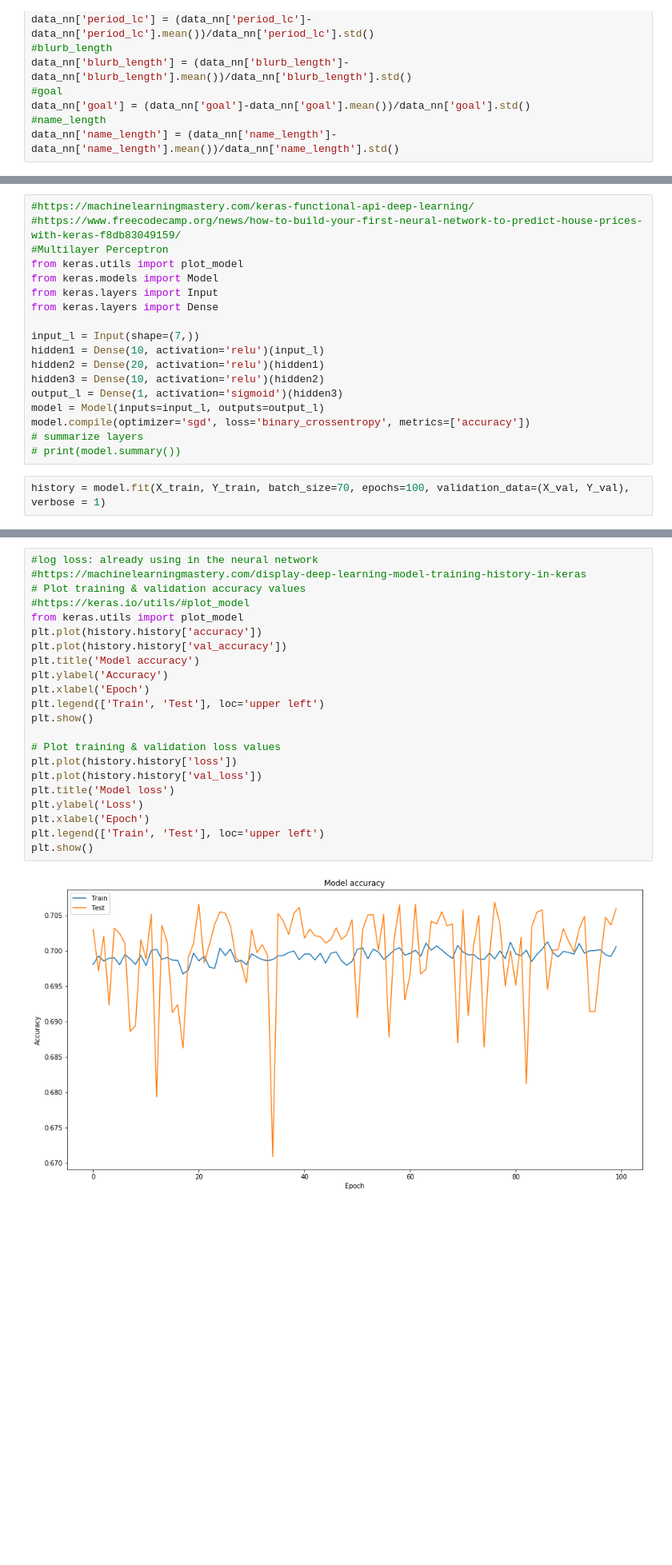
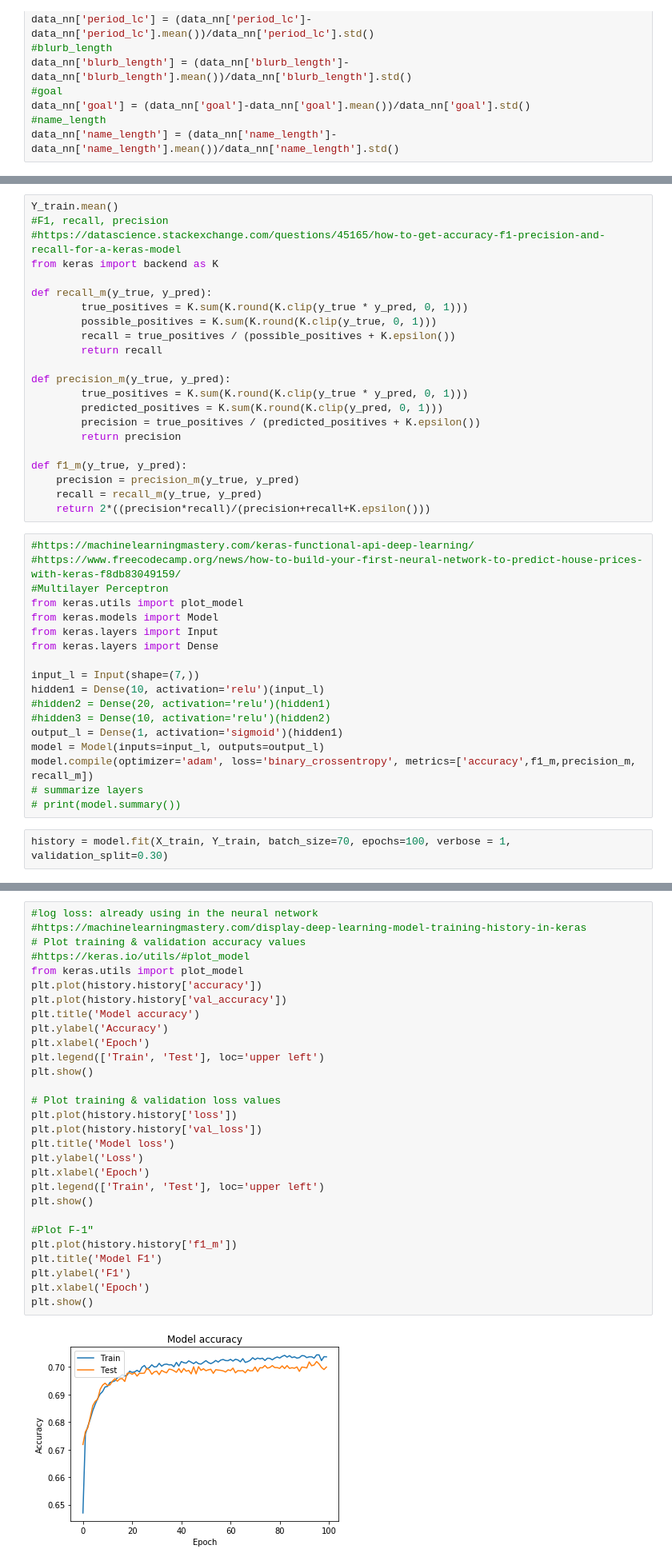
Before and after one commit to hetvankarsa/IntroDSKickstarter, a Jupyter notebook: kickstarter.ipynb, the cells around one changed output, grey strips where cells are left out. Shown: that part at 80% size. Saved outputs shown, nothing was run; the diff lists cells and outputs as text; blank space fills up the shorter version.

```diff
--- a/kickstarter.ipynb
+++ b/kickstarter.ipynb
@@ -318,3 +328,25 @@ X_val, X_test, Y_val, Y_test = train_test_split(X_val_and_test, Y_val_and_test,
+# %%
+Y_train.mean()
+#F1, recall, precision
+#https://datascience.stackexchange.com/questions/45165/how-to-get-accuracy-f1-precision-and-recall-for-a-keras-model
+from keras import backend as K
+
+def recall_m(y_true, y_pred):
+        true_positives = K.sum(K.round(K.clip(y_true * y_pred, 0, 1)))
+        possible_positives = K.sum(K.round(K.clip(y_true, 0, 1)))
+        recall = true_positives / (possible_positives + K.epsilon())
+        return recall
+
+def precision_m(y_true, y_pred):
+        true_positives = K.sum(K.round(K.clip(y_true * y_pred, 0, 1)))
+        predicted_positives = K.sum(K.round(K.clip(y_pred, 0, 1)))
+        precision = true_positives / (predicted_positives + K.epsilon())
+        return precision
+
+def f1_m(y_true, y_pred):
+    precision = precision_m(y_true, y_pred)
+    recall = recall_m(y_true, y_pred)
+    return 2*((precision*recall)/(precision+recall+K.epsilon()))
 # %%
 #https://machinelearningmastery.com/keras-functional-api-deep-learning/
 #https://www.freecodecamp.org/news/how-to-build-your-first-neural-network-to-predict-house-prices-with-keras-f8db83049159/
@@ -326,13 +358,13 @@ from keras.layers import Dense
 
 input_l = Input(shape=(7,))
 hidden1 = Dense(10, activation='relu')(input_l)
-hidden2 = Dense(20, activation='relu')(hidden1)
-hidden3 = Dense(10, activation='relu')(hidden2)
-output_l = Dense(1, activation='sigmoid')(hidden3)
+#hidden2 = Dense(20, activation='relu')(hidden1)
+#hidden3 = Dense(10, activation='relu')(hidden2)
+output_l = Dense(1, activation='sigmoid')(hidden1)
 model = Model(inputs=input_l, outputs=output_l)
-model.compile(optimizer='sgd', loss='binary_crossentropy', metrics=['accuracy'])
+model.compile(optimizer='adam', loss='binary_crossentropy', metrics=['accuracy',f1_m,precision_m, recall_m])
 # summarize layers
 # print(model.summary())
 # %%
-history = model.fit(X_train, Y_train, batch_size=70, epochs=100, validation_data=(X_val, Y_val), verbose = 1)
+history = model.fit(X_train, Y_train, batch_size=70, epochs=100, verbose = 1, validation_split=0.30)
 # %% [output]
@@ -356,24 +397,31 @@ Epoch 100/100
 # %%
 #log loss: already using in the neural network
 #https://machinelearningmastery.com/display-deep-learning-model-training-history-in-keras
 # Plot training & validation accuracy values
 #https://keras.io/utils/#plot_model
 from keras.utils import plot_model
 plt.plot(history.history['accuracy'])
 plt.plot(history.history['val_accuracy'])
 plt.title('Model accuracy')
 plt.ylabel('Accuracy')
 plt.xlabel('Epoch')
 plt.legend(['Train', 'Test'], loc='upper left')
 plt.show()
 
 # Plot training & validation loss values
 plt.plot(history.history['loss'])
 plt.plot(history.history['val_loss'])
 plt.title('Model loss')
 plt.ylabel('Loss')
 plt.xlabel('Epoch')
 plt.legend(['Train', 'Test'], loc='upper left')
 plt.show()
+
+#Plot F-1"
+plt.plot(history.history['f1_m'])
+plt.title('Model F1')
+plt.ylabel('F1')
+plt.xlabel('Epoch')
+plt.show()
 # %% [output]
-[figure, old version]
+[figure, new version]
```
Also changed, not shown: parts of 6 cells of this notebook.
